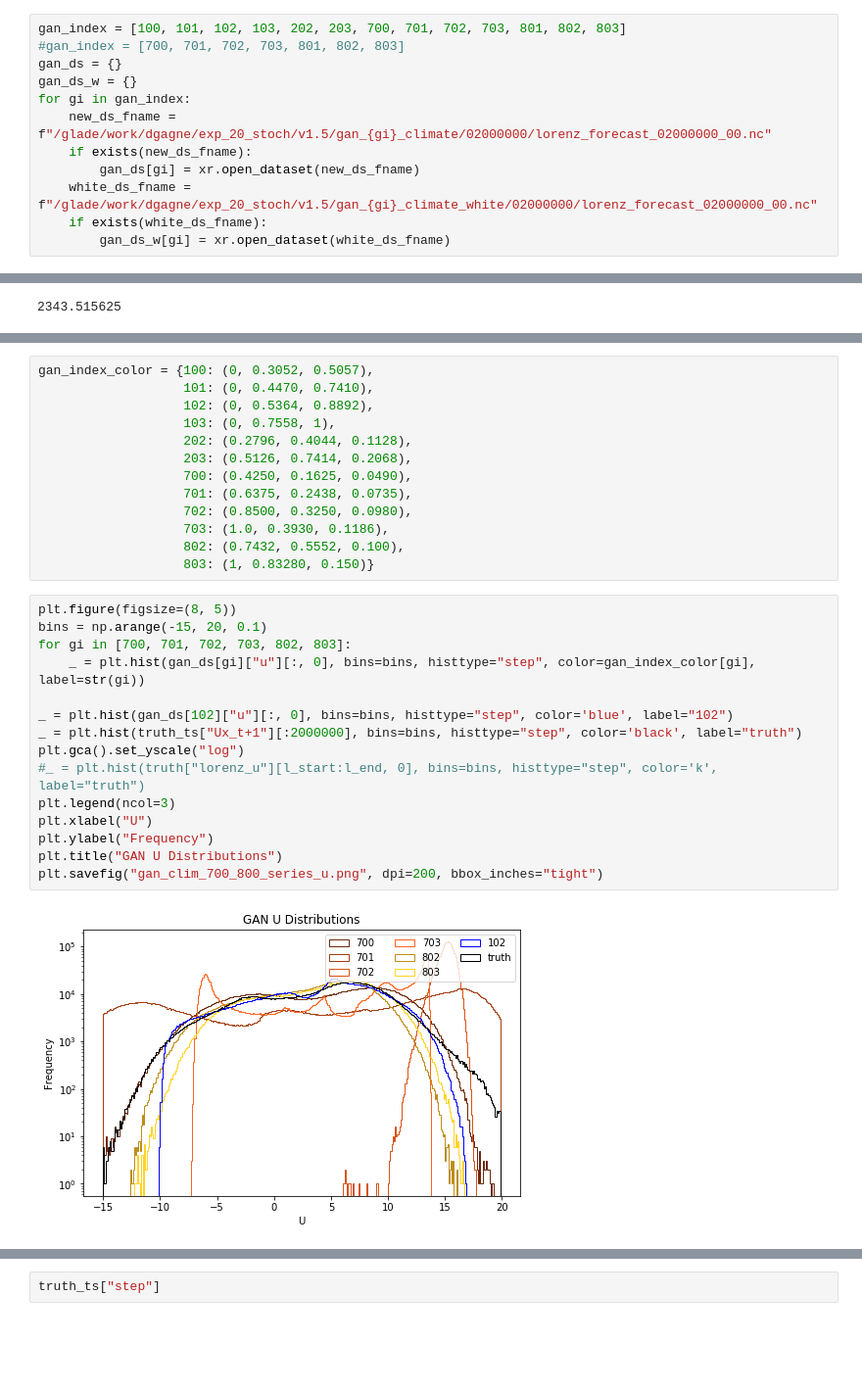
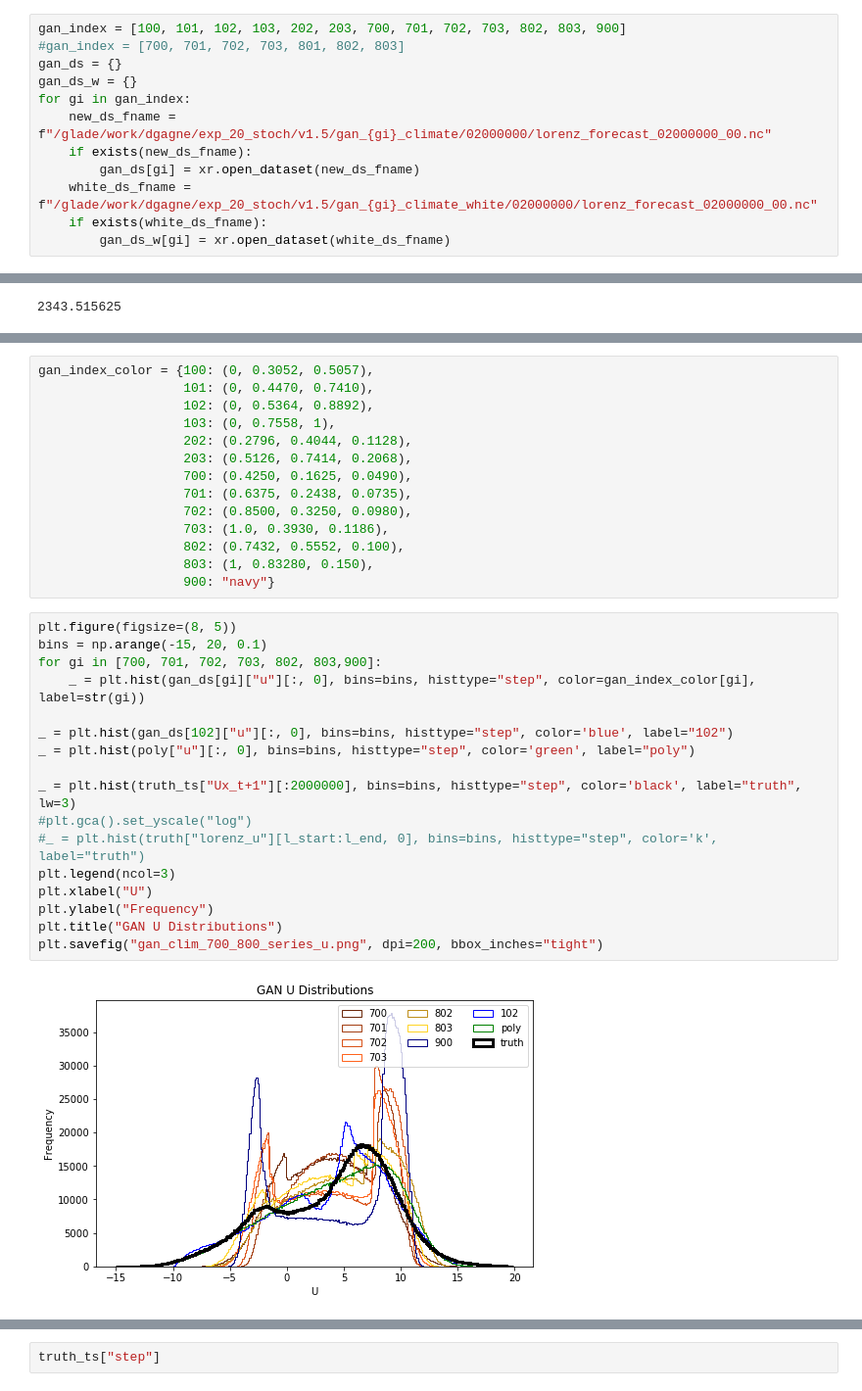
Before and after one commit to djgagne/lorenz_gan, a Jupyter notebook: notebooks/wavelets.ipynb, the cells around one changed output, grey strips where cells are left out. Shown at 98% size. Cells and saved outputs as stored; diff of their text form; blank space fills up the shorter version.

```diff
--- a/notebooks/wavelets.ipynb
+++ b/notebooks/wavelets.ipynb
@@ -19,7 +19,7 @@ from sklearn.preprocessing import StandardScaler
 # %% [output]
 Using TensorFlow backend.
 # %%
-gan_index = [100, 101, 102, 103, 202, 203, 700, 701, 702, 703, 801, 802, 803]
+gan_index = [100, 101, 102, 103, 202, 203, 700, 701, 702, 703, 802, 803, 900]
 #gan_index = [700, 701, 702, 703, 801, 802, 803]
 gan_ds = {}
 gan_ds_w = {}
@@ -256,21 +269,24 @@ gan_index_color = {100: (0, 0.3052, 0.5057),
                    702: (0.8500, 0.3250, 0.0980),
                    703: (1.0, 0.3930, 0.1186),
                    802: (0.7432, 0.5552, 0.100),
-                   803: (1, 0.83280, 0.150)}
+                   803: (1, 0.83280, 0.150),
+                   900: "navy"}
 # %%
 plt.figure(figsize=(8, 5))
 bins = np.arange(-15, 20, 0.1)
-for gi in [700, 701, 702, 703, 802, 803]:
+for gi in [700, 701, 702, 703, 802, 803,900]:
     _ = plt.hist(gan_ds[gi]["u"][:, 0], bins=bins, histtype="step", color=gan_index_color[gi], label=str(gi))
 
 _ = plt.hist(gan_ds[102]["u"][:, 0], bins=bins, histtype="step", color='blue', label="102")
-_ = plt.hist(truth_ts["Ux_t+1"][:2000000], bins=bins, histtype="step", color='black', label="truth")
-plt.gca().set_yscale("log")
+_ = plt.hist(poly["u"][:, 0], bins=bins, histtype="step", color='green', label="poly")
+
+_ = plt.hist(truth_ts["Ux_t+1"][:2000000], bins=bins, histtype="step", color='black', label="truth", lw=3)
+#plt.gca().set_yscale("log")
 #_ = plt.hist(truth["lorenz_u"][l_start:l_end, 0], bins=bins, histtype="step", color='k', label="truth")
 plt.legend(ncol=3)
 plt.xlabel("U")
 plt.ylabel("Frequency")
 plt.title("GAN U Distributions")
 plt.savefig("gan_clim_700_800_series_u.png", dpi=200, bbox_inches="tight")
 # %% [output]
-[figure, old version]
+[figure, new version]
```
Also changed, not shown: parts of 17 cells of this notebook, 14 other files.
